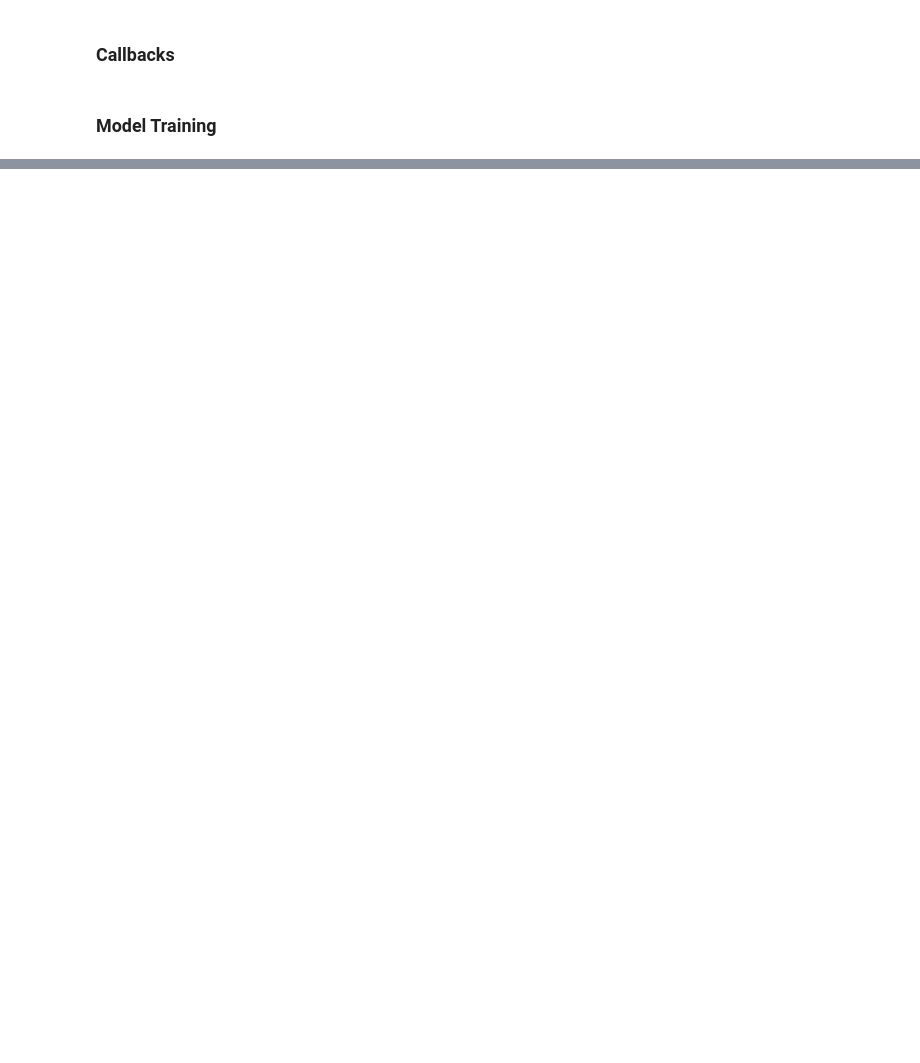
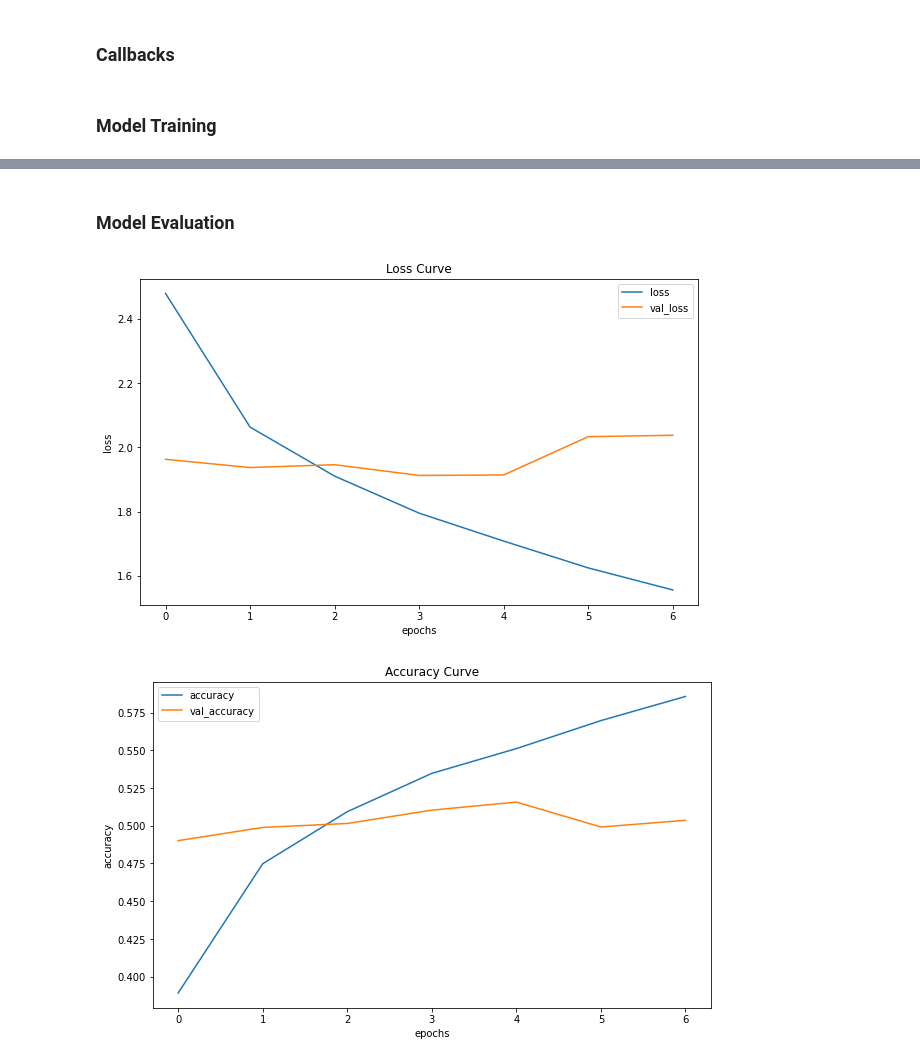
Before and after one commit to SaadRasheed-exe/Image-Classification-on-Food-101, a Jupyter notebook: Food-101.ipynb, the cells around one changed output, grey strips where cells are left out. Saved outputs shown, nothing was run; the diff lists cells and outputs as text; code cells hidden in the pictures; blank space fills up the shorter version.

Commit message:
Data_Preprocessing to Food-101. Main Model added.

```diff
--- a/Data_Preprocessing.ipynb
+++ b/Food-101.ipynb
@@ -357,6 +357,9 @@ n_classes = 101
 
 # all the labels
 main_labels = os.listdir(os.path.join(data_dir, 'train'))
+
+# epochs to train
+EPOCHS = 7
 # %%
 # Main Training Set
 main_train_data = tf.keras.utils.image_dataset_from_directory(train_data_dir,
@@ -394,7 +386,7 @@ base = tf.keras.applications.InceptionV3(include_top=False)
 base.trainable = False
 
 # model structure
-x = data_augmentation(inputs)
+x = tf.keras.layers.Rescaling(1./255)(inputs)
 x = base(x, training=False)
 x = tf.keras.layers.GlobalAveragePooling2D(name='global_avg_pooling')(x)
 x = tf.keras.layers.Dense(1024, activation='relu')(x)
@@ -436,11 +424,12 @@ _________________________________________________________________
 checkpoint = tf.keras.callbacks.ModelCheckpoint('Checkpoints/Incepv3',
                                                 monitor='val_accuracy',
                                                 save_best_only=True,
+                                                initial_value_threshold=0.5,
                                                 verbose=1)
 # %%
 # stops training if validation loss hasn't decreased in the last 6 epochs
 early_stop = tf.keras.callbacks.EarlyStopping(monitor='val_loss',
-                                              patience=6,
+                                              patience=3,
                                               verbose=1,
                                               restore_best_weights=True)
 # %% [markdown]
@@ -454,0 +466,7 @@ history = model.fit(main_train_data,
+# %% [markdown]
+### Model Evaluation
+# %%
+plot_loss_metrics(history=history, metrics=['accuracy'], validation_metrics=True)
+# %% [output]
+[figure, added]
+[figure, added]
```
Also changed, not shown: parts of 10 cells of this notebook.
